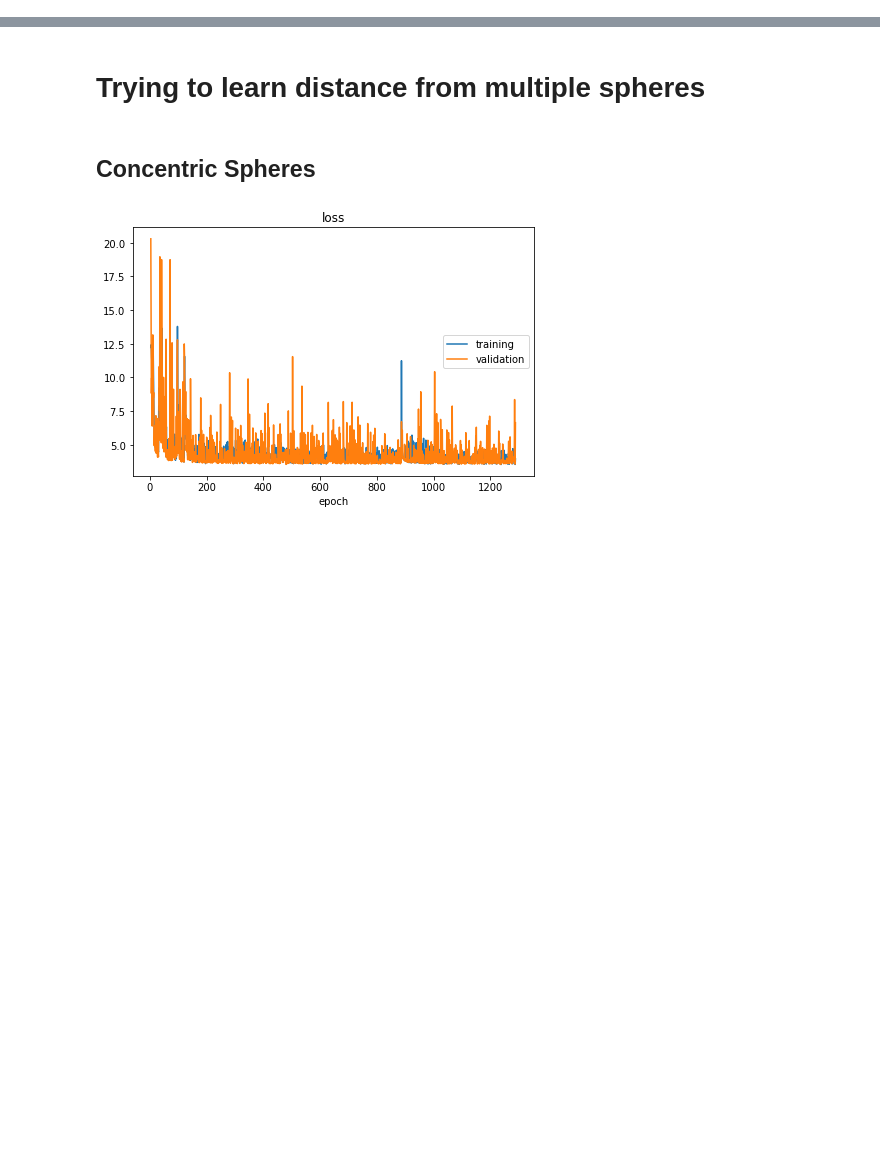
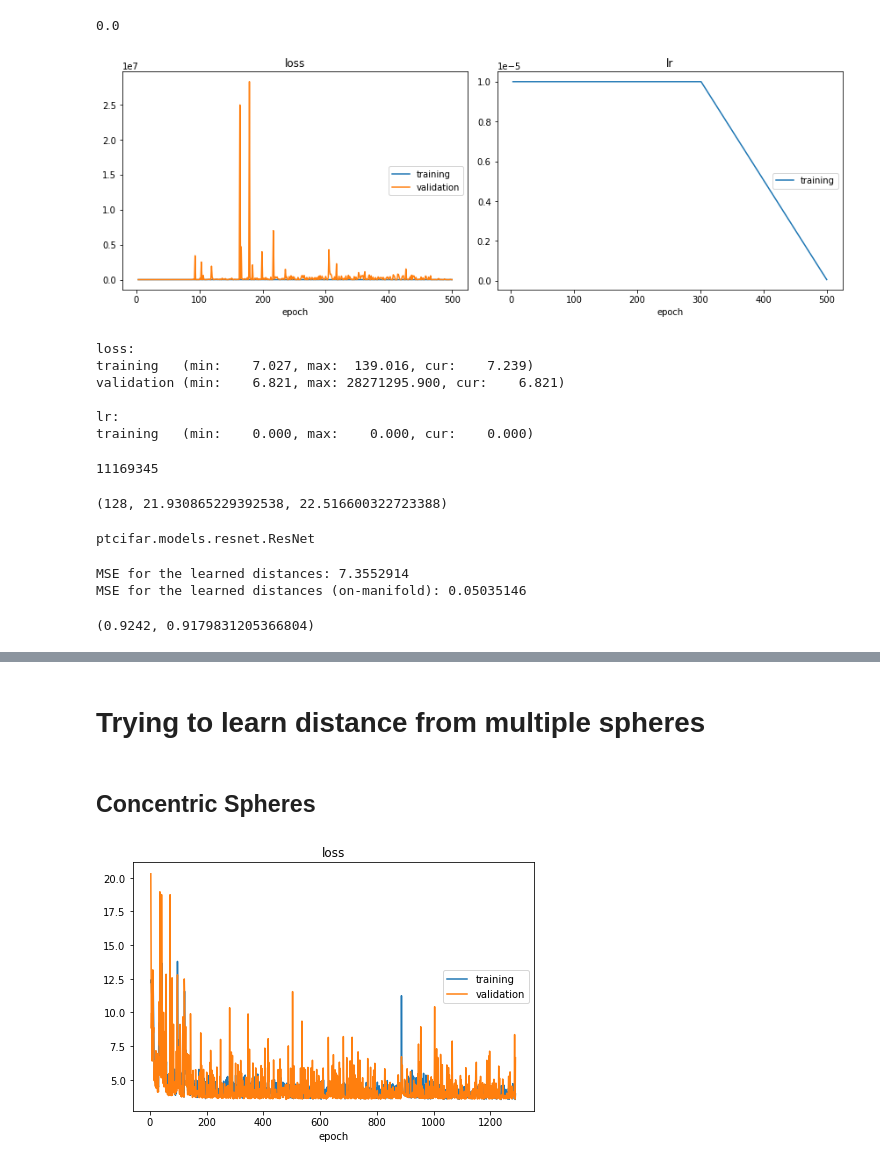
Before and after one commit to microsoft/distance-learner, a Jupyter notebook: notebooks/Experiment B - Learning Distance from a Classifier.ipynb, the cells around one changed output, grey strips where cells are left out. Drawn from its saved outputs; the diff is of its cells as text; code cells hidden in the pictures; blank space fills up the shorter version.

Commit message:
manifold distance learning exp added

```diff
--- a/notebooks/Experiment B - Learning Distance from a Classifier.ipynb
+++ b/notebooks/Experiment B - Learning Distance from a Classifier.ipynb
@@ -679,6 +615,0 @@ MSE for the learned distances (on-manifold): 578.3985
-# %%
-
-distances = all_distances.reshape(-1)[np.round(all_distances.reshape(-1), decimals=3) == 0]
-logits = all_logits.reshape(-1)[np.round(all_distances.reshape(-1), decimals=3) == 0]
-
-errors = torch.sqrt((distances - logits) ** 2)
@@ -692,0 +1006,4 @@ Text(0.5, 1.0, 'error dist. for 2-dim mfld. embedded in 1000 dim space')
+# %%
+train_set = torch.load("../datasets/expB/train_cifar_dim.pt")
+val_set = torch.load("../datasets/expB/val_cifar_dim.pt")
+test_set = torch.load("../datasets/expB/test_cifar_dim.pt")
@@ -692,0 +1031,9 @@ Text(0.5, 1.0, 'error dist. for 2-dim mfld. embedded in 1000 dim space')
+# %%
+BATCH_SIZE = 512
+NUM_WORKERS = 8
+
+dataloaders = {
+    "train": DataLoader(dataset=train_set, shuffle=True, batch_size=BATCH_SIZE, num_workers=NUM_WORKERS),
+    "val": DataLoader(dataset=val_set, shuffle=True, batch_size=BATCH_SIZE, num_workers=NUM_WORKERS),
+    "test": DataLoader(dataset=test_set, shuffle=True, batch_size=BATCH_SIZE, num_workers=NUM_WORKERS)
+}
@@ -692,0 +1042,28 @@ Text(0.5, 1.0, 'error dist. for 2-dim mfld. embedded in 1000 dim space')
+# %%
+# model = MLP(input_size=3, output_size=1, hidden_sizes=[2048, 1024, 512])
+model = ResNet18(num_classes=1)
+loss_func = nn.MSELoss()
+# loss_func = nn.CrossEntropyLoss()
+optimizer = optim.Adam(model.parameters(), lr=1e-5)
+
+scheduler = {"start_iter": 300, "end_iter": 500}
+
+device = torch.device("cuda" if torch.cuda.is_available() else "cpu")
+
+NAME = "CIFAR_ResNet18_1e_5_late_lr_toggle"
+SAVE_DIR = os.path.join("../dumps/expB_learning_distance_from_mfld", NAME)
+# %%
+np.linalg.norm(train_set.x_cn - val_set.x_cn, ord=2)
+# %% [output]
+0.0
+# %%
+model, optimizer = train(model, optimizer, loss_func, dataloaders, device, task="regression",\
+                         num_epochs=500, save_dir=SAVE_DIR, name=NAME, scheduler=scheduler)
+# %% [output]
+[figure, added]
+loss:
+training   (min:    7.027, max:  139.016, cur:    7.239)
+validation (min:    6.821, max: 28271295.900, cur:    6.821)
+
+lr:
+training   (min:    0.000, max:    0.000, cur:    0.000)
@@ -692,0 +1072,30 @@ Text(0.5, 1.0, 'error dist. for 2-dim mfld. embedded in 1000 dim space')
+# %%
+pytorch_total_params
+# %% [output]
+11169345
+# %%
+best_dump_fn = "../dumps/expB_learning_distance_from_mfld/CIFAR_ResNet18_1e_5/07042021-194652/models/CIFAR_ResNet18_1e_5_07042021-194652val_loss_22.516600322723388.pth"
+
+best_dump = torch.load(best_dump_fn)
+
+best_model = ResNet18(num_classes=1)
+
+best_model.load_state_dict(best_dump["model_state_dict"])
+
+best_dump["epoch"], best_dump["loss"], best_dump["val_loss"]
+# %% [output]
+(128, 21.930865229392538, 22.516600322723388)
+# %%
+type(best_model)
+# %% [output]
+ptcifar.models.resnet.ResNet
+# %%
+mse, mse_on_mfld, all_distances, all_logits = test(model, dataloaders["test"], device)
+# acc, f1 = test(model, dataloaders["test"], device, task="clf")
+# %% [output]
+MSE for the learned distances: 7.3552914
+MSE for the learned distances (on-manifold): 0.05035146
+# %%
+acc, f1
+# %% [output]
+(0.9242, 0.9179831205366804)
```
Also changed, not shown: parts of 33 cells of this notebook, 24 other files.
